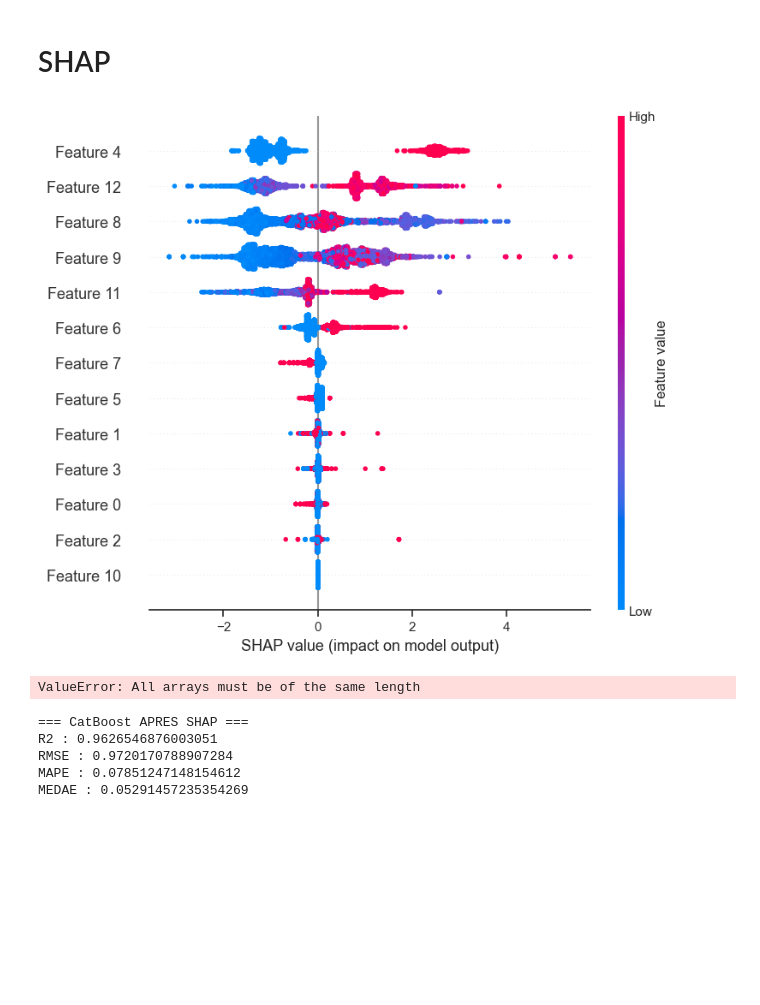
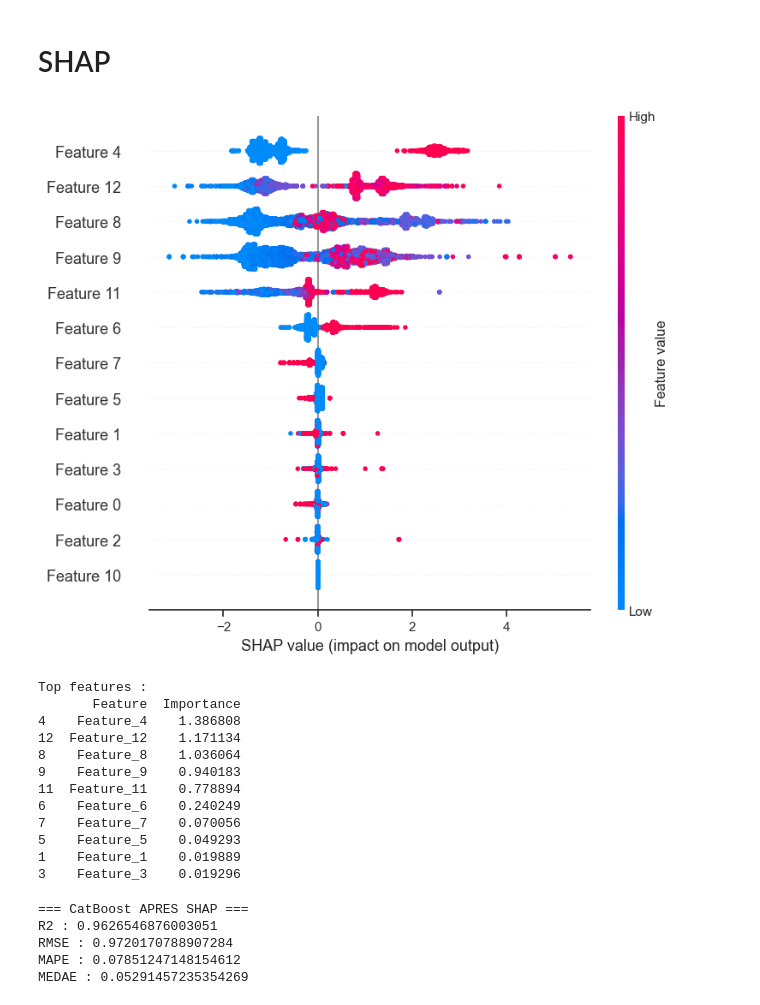
Before and after one commit to Test123599/ECOML, a Jupyter notebook: TpStandard - Copie.ipynb, the cells around one changed output. Saved outputs shown, nothing was run; the diff lists cells and outputs as text; code cells hidden in the pictures; blank space fills up the shorter version.

```diff
--- a/TpStandard - Copie.ipynb
+++ b/TpStandard - Copie.ipynb
@@ -1798,38 +1798,55 @@ MEDAE : 0.05306206927496859
 # %% [markdown]
 # SHAP
 # %%
-import  shap
+import shap
+import numpy as np
+import pandas as pd
+
 # =========================================================
 # SHAP ANALYSIS
 # =========================================================
 explainer = shap.Explainer(cat_model, x_train_reg)
+
 shap_values = explainer(x_train_reg)
 
-# Graphique SHAP
+# =========================================================
+# SHAP SUMMARY PLOT
+# =========================================================
 shap.summary_plot(shap_values, x_train_reg)
 
 # =========================================================
-# IMPORTANCE DES FEATURES (FIX 100%)
+# FEATURE IMPORTANCE
 # =========================================================
+importance = np.abs(shap_values.values).mean(axis=0)
 
-# ✔️ récupérer les noms AVANT transformation (sécurisé)
-feature_names = df.drop(
-    ["Prix_Revente", "Rapport_Collecte", "Poids_missing"],
-    axis=1
-).columns
-
-importance = np.abs(shap_values.values).mean(axis=0)
+feature_names = [f"Feature_{i}" for i in range(len(importance))]
 
 feature_importance = pd.DataFrame({
     "Feature": feature_names,
     "Importance": importance
-}).sort_values(by="Importance", ascending=False)
+})
+
+feature_importance = feature_importance.sort_values(
+    by="Importance",
+    ascending=False
+)
 
 print("\nTop features :")
 print(feature_importance.head(10))
 # %% [output]
-[figure, old version]
+[figure, new version]
-ValueError: All arrays must be of the same length
+Top features :
+       Feature  Importance
+4    Feature_4    1.386808
+12  Feature_12    1.171134
+8    Feature_8    1.036064
+9    Feature_9    0.940183
+11  Feature_11    0.778894
+6    Feature_6    0.240249
+7    Feature_7    0.070056
+5    Feature_5    0.049293
+1    Feature_1    0.019889
+3    Feature_3    0.019296
 # %%
 # =========================================================
 # 4. FEATURE SELECTION
```
Also changed, not shown: parts of 5 cells of this notebook, 4 other files.
